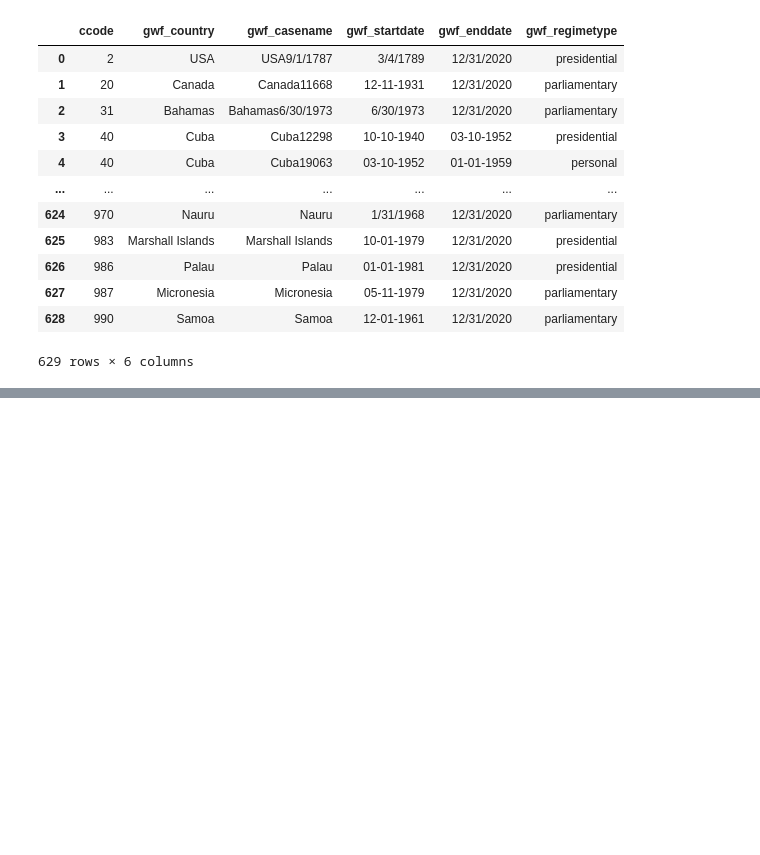
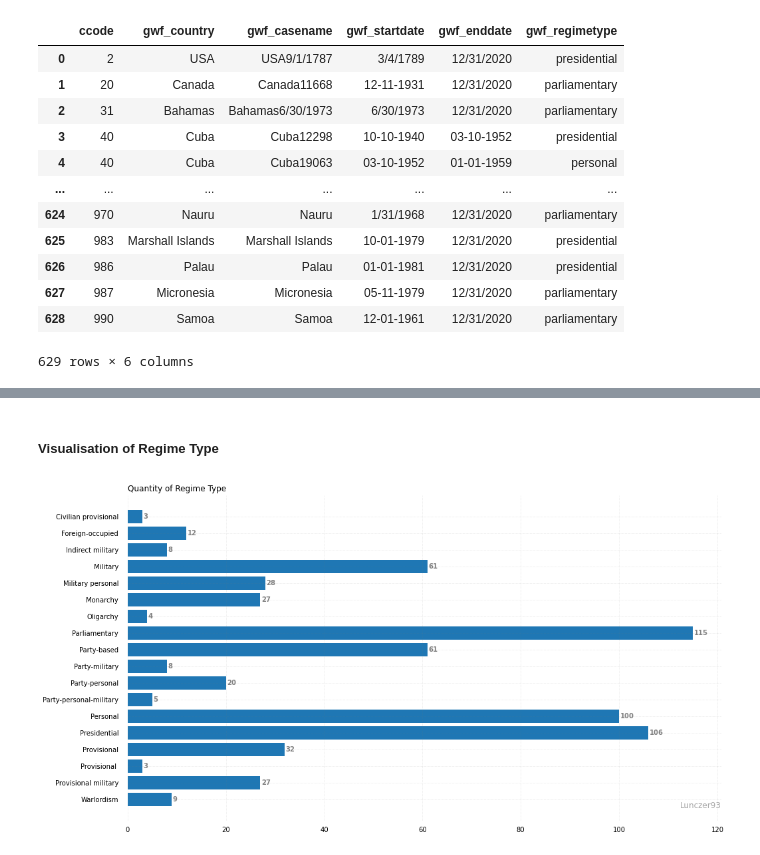
Before and after one commit to Lunczer93/Python_Project_3_World_Election, a Jupyter notebook: Python_Project_3_Election.ipynb, the cells around one changed output, grey strips where cells are left out. Saved outputs shown, nothing was run; the diff lists cells and outputs as text; code cells hidden in the pictures; blank space fills up the shorter version.

```diff
--- a/Python_Project_3_Election.ipynb
+++ b/Python_Project_3_Election.ipynb
@@ -620,0 +947,4 @@ dfGovernment[dfGovernment['gwf_country']=='USA']
+# %%
+dfGovernmentModified = dfGovernmentModified.fillna(0)
+# %%
+dfGovernmentModified = dfGovernmentModified.astype({"Years of The Government":'int'})
@@ -620,0 +962,2 @@ dfGovernment[dfGovernment['gwf_country']=='USA']
+# %%
+dfGovernmentModified.drop(['Current Date'],axis=1, inplace=True)
@@ -620,0 +1000,55 @@ dfGovernment[dfGovernment['gwf_country']=='USA']
+# %%
+RegimeType = dfGovernmentModified.groupby(['Regime Type'])['Regime Type'].count().to_frame()
+RegimeType.rename(columns = {'Regime Type':'Quantity of Regime Types'}, inplace=True)
+RegimeType = RegimeType.reset_index()
+# %% [markdown]
+##### Visualisation of Regime Type
+# %%
+x = RegimeType['Regime Type']
+y = RegimeType['Quantity of Regime Types']
+
+fig, ax = plt.subplots(figsize =(16, 9))
+
+# Horizontal Bar Plot
+ax.barh(x, y)
+
+# Remove axes splines
+for s in ['top', 'bottom', 'left', 'right']:
+    ax.spines[s].set_visible(False)
+
+# Remove x, y Ticks
+ax.xaxis.set_ticks_position('none')
+ax.yaxis.set_ticks_position('none')
+
+# Add padding between axes and labels
+ax.xaxis.set_tick_params(pad = 5)
+ax.yaxis.set_tick_params(pad = 10)
+
+# Add x, y gridlines
+ax.grid(b = True, color ='grey',
+        linestyle ='-.', linewidth = 0.5,
+        alpha = 0.2)
+
+# Show top values
+ax.invert_yaxis()
+
+# Add annotation to bars
+for i in ax.patches:
+    plt.text(i.get_width()+0.2, i.get_y()+0.5,
+             str(round((i.get_width()), 2)),
+             fontsize = 10, fontweight ='bold',
+             color ='grey')
+
+# Add Plot Title
+ax.set_title('Quantity of Regime Type',
+             loc ='left', )
+
+# Add Text watermark
+fig.text(0.9, 0.15, 'Lunczer93', fontsize = 12,
+         color ='grey', ha ='right', va ='bottom',
+         alpha = 0.7)
+
+# Show Plot
+plt.show()
+# %% [output]
+[figure, added]
```
Also changed, not shown: parts of 94 cells of this notebook.
